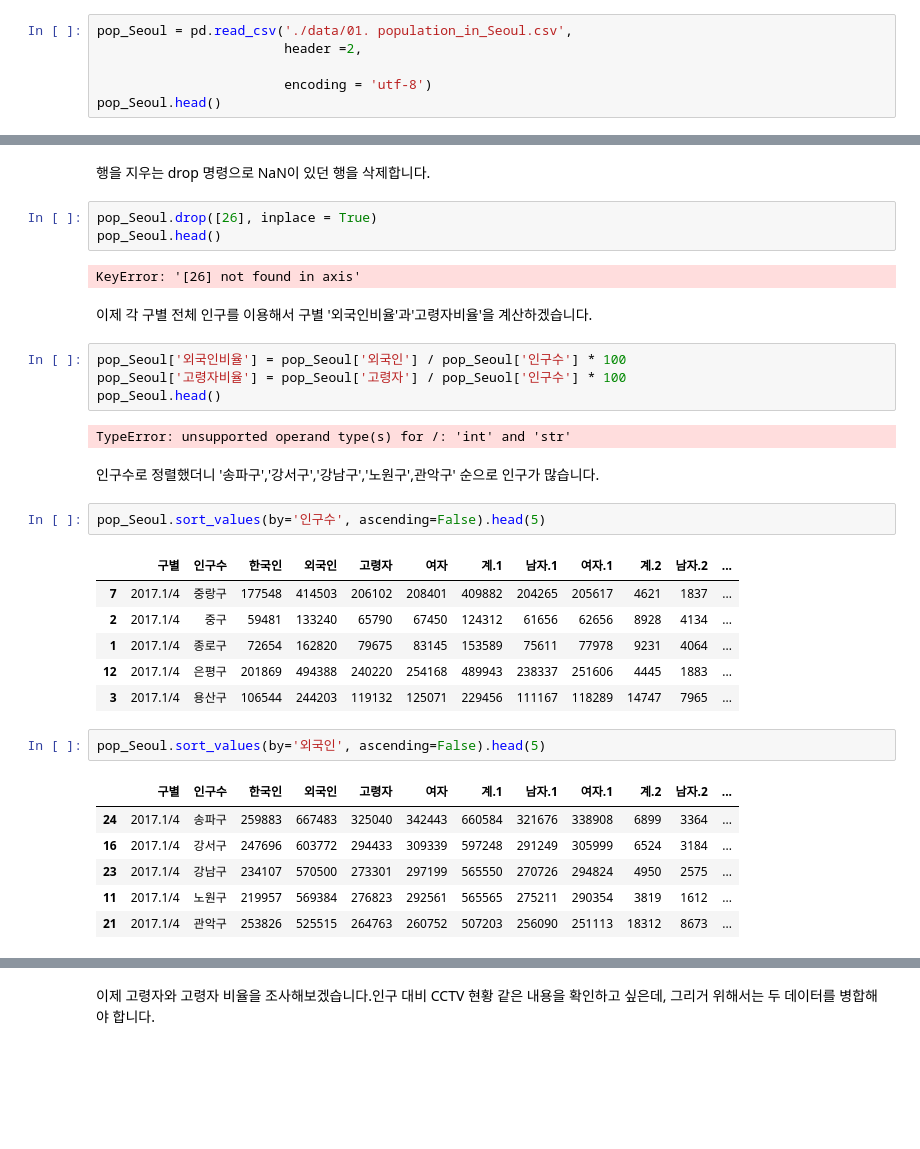
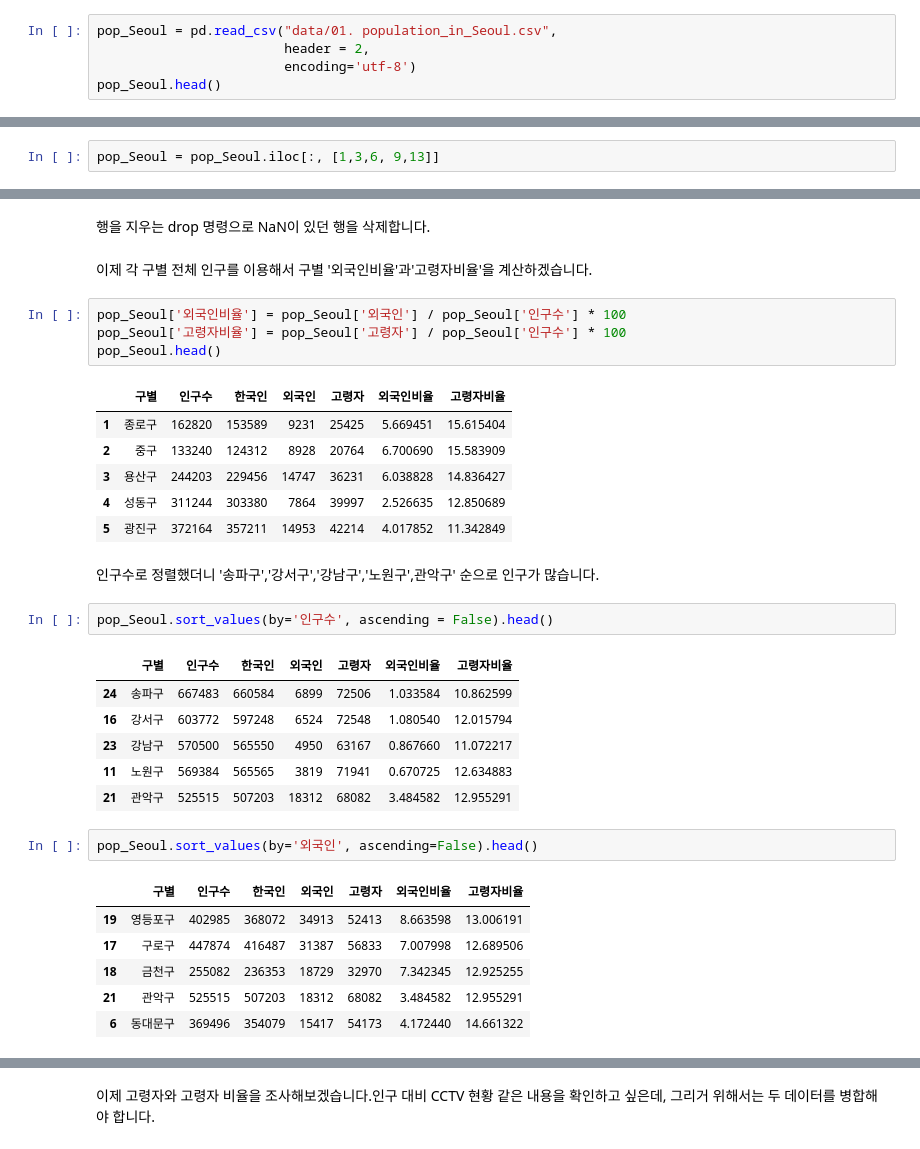
Before and after one commit to goldang01/DataScience_Study, a Jupyter notebook: Chapter 1.ipynb, the cells around one changed output, grey strips where cells are left out. Drawn from its saved outputs; the diff is of its cells as text; blank space fills up the shorter version.

```diff
--- a/Chapter 1.ipynb
+++ b/Chapter 1.ipynb
@@ -60,10 +57,9 @@ pop_Seoul.head()
 # %% [markdown]
 데이터가 처음에 엑셀로 되어 있어서 csv로 변환 시켜주었다. 그러나 이는 보니 1~3행이 알수가 없어서 다음의 옵션을 주자.
 # %%
-pop_Seoul = pd.read_csv('./data/01. population_in_Seoul.csv',
-                        header =2,
-
-                        encoding = 'utf-8')
+pop_Seoul = pd.read_csv("data/01. population_in_Seoul.csv",
+                        header = 2,
+                        encoding='utf-8')
 pop_Seoul.head()
 # %% [output]
 |  | 기간 | 자치구 | 세대 | 계 | 남자 | 여자 | 계.1 | 남자.1 | 여자.1 | 계.2 | 남자.2 | ... |
@@ -74,0 +73,2 @@ pop_Seoul.head()
+# %%
+pop_Seoul = pop_Seoul.iloc[:, [1,3,6, 9,13]]
@@ -547,36 +558,36 @@ KeyError: '구별'
 # %% [markdown]
 행을 지우는 drop 명령으로 NaN이 있던 행을 삭제합니다.
-# %%
-pop_Seoul.drop([26], inplace = True)
-pop_Seoul.head()
-# %% [output]
-KeyError: '[26] not found in axis'
 # %% [markdown]
 이제 각 구별 전체 인구를 이용해서 구별 '외국인비율'과'고령자비율'을 계산하겠습니다.
 # %%
 pop_Seoul['외국인비율'] = pop_Seoul['외국인'] / pop_Seoul['인구수'] * 100
-pop_Seoul['고령자비율'] = pop_Seoul['고령자'] / pop_Seuol['인구수'] * 100
+pop_Seoul['고령자비율'] = pop_Seoul['고령자'] / pop_Seoul['인구수'] * 100
 pop_Seoul.head()
 # %% [output]
-TypeError: unsupported operand type(s) for /: 'int' and 'str'
+|  | 구별 | 인구수 | 한국인 | 외국인 | 고령자 | 외국인비율 | 고령자비율 |
+| 1 | 종로구 | 162820 | 153589 | 9231 | 25425 | 5.669451 | 15.615404 |
+| 2 | 중구 | 133240 | 124312 | 8928 | 20764 | 6.700690 | 15.583909 |
+| 3 | 용산구 | 244203 | 229456 | 14747 | 36231 | 6.038828 | 14.836427 |
+| 4 | 성동구 | 311244 | 303380 | 7864 | 39997 | 2.526635 | 12.850689 |
+| 5 | 광진구 | 372164 | 357211 | 14953 | 42214 | 4.017852 | 11.342849 |
 # %% [markdown]
 인구수로 정렬했더니 '송파구','강서구','강남구','노원구',관악구' 순으로 인구가 많습니다.
 # %%
-pop_Seoul.sort_values(by='인구수', ascending=False).head(5)
+pop_Seoul.sort_values(by='인구수', ascending = False).head()
 # %% [output]
-|  | 구별 | 인구수 | 한국인 | 외국인 | 고령자 | 여자 | 계.1 | 남자.1 | 여자.1 | 계.2 | 남자.2 | ... |
-| 7 | 2017.1/4 | 중랑구 | 177548 | 414503 | 206102 | 208401 | 409882 | 204265 | 205617 | 4621 | 1837 | ... |
-| 2 | 2017.1/4 | 중구 | 59481 | 133240 | 65790 | 67450 | 124312 | 61656 | 62656 | 8928 | 4134 | ... |
-| 1 | 2017.1/4 | 종로구 | 72654 | 162820 | 79675 | 83145 | 153589 | 75611 | 77978 | 9231 | 4064 | ... |
-| 12 | 2017.1/4 | 은평구 | 201869 | 494388 | 240220 | 254168 | 489943 | 238337 | 251606 | 4445 | 1883 | ... |
-| 3 | 2017.1/4 | 용산구 | 106544 | 244203 | 119132 | 125071 | 229456 | 111167 | 118289 | 14747 | 7965 | ... |
+|  | 구별 | 인구수 | 한국인 | 외국인 | 고령자 | 외국인비율 | 고령자비율 |
+| 24 | 송파구 | 667483 | 660584 | 6899 | 72506 | 1.033584 | 10.862599 |
+| 16 | 강서구 | 603772 | 597248 | 6524 | 72548 | 1.080540 | 12.015794 |
+| 23 | 강남구 | 570500 | 565550 | 4950 | 63167 | 0.867660 | 11.072217 |
+| 11 | 노원구 | 569384 | 565565 | 3819 | 71941 | 0.670725 | 12.634883 |
+| 21 | 관악구 | 525515 | 507203 | 18312 | 68082 | 3.484582 | 12.955291 |
 # %%
-pop_Seoul.sort_values(by='외국인', ascending=False).head(5)
+pop_Seoul.sort_values(by='외국인', ascending=False).head()
 # %% [output]
-|  | 구별 | 인구수 | 한국인 | 외국인 | 고령자 | 여자 | 계.1 | 남자.1 | 여자.1 | 계.2 | 남자.2 | ... |
-| 24 | 2017.1/4 | 송파구 | 259883 | 667483 | 325040 | 342443 | 660584 | 321676 | 338908 | 6899 | 3364 | ... |
-| 16 | 2017.1/4 | 강서구 | 247696 | 603772 | 294433 | 309339 | 597248 | 291249 | 305999 | 6524 | 3184 | ... |
-| 23 | 2017.1/4 | 강남구 | 234107 | 570500 | 273301 | 297199 | 565550 | 270726 | 294824 | 4950 | 2575 | ... |
-| 11 | 2017.1/4 | 노원구 | 219957 | 569384 | 276823 | 292561 | 565565 | 275211 | 290354 | 3819 | 1612 | ... |
-| 21 | 2017.1/4 | 관악구 | 253826 | 525515 | 264763 | 260752 | 507203 | 256090 | 251113 | 18312 | 8673 | ... |
+|  | 구별 | 인구수 | 한국인 | 외국인 | 고령자 | 외국인비율 | 고령자비율 |
+| 19 | 영등포구 | 402985 | 368072 | 34913 | 52413 | 8.663598 | 13.006191 |
+| 17 | 구로구 | 447874 | 416487 | 31387 | 56833 | 7.007998 | 12.689506 |
+| 18 | 금천구 | 255082 | 236353 | 18729 | 32970 | 7.342345 | 12.925255 |
+| 21 | 관악구 | 525515 | 507203 | 18312 | 68082 | 3.484582 | 12.955291 |
+| 6 | 동대문구 | 369496 | 354079 | 15417 | 54173 | 4.172440 | 14.661322 |
 # %%
```
Also changed, not shown: parts of 49 cells of this notebook, 1 other file.
